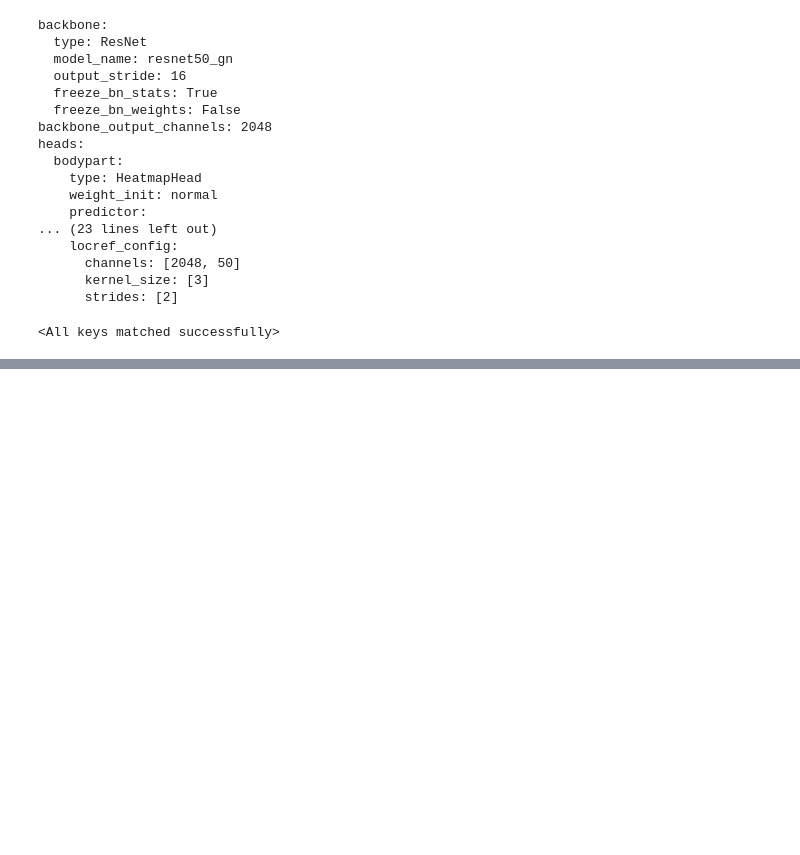
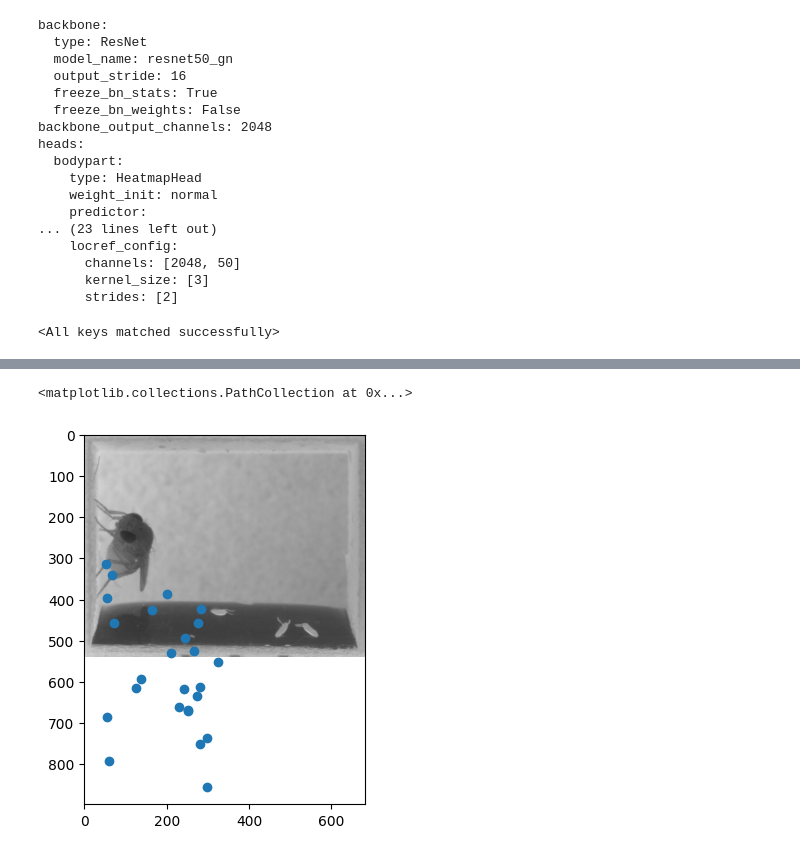
Before and after one commit to DeepLabCutAIResidency/DLC_AI2024, a Jupyter notebook: DeepLabCut-live/exporting_models_starter_code.ipynb, the cells around one changed output, grey strips where cells are left out. Cells and saved outputs as stored; diff of their text form; code cells hidden in the pictures; blank space fills up the shorter version.

Commit message:
starting inference troubleshooting

```diff
--- a/DeepLabCut-live/exporting_models_starter_code.ipynb
+++ b/DeepLabCut-live/exporting_models_starter_code.ipynb
@@ -137,9 +158,12 @@ import numpy as np
 from dlclive.pose import argmax_pose_predict, extract_cnn_output, multi_pose_predict
 
 
-ort_session = ort.InferenceSession(root / "resnet.onnx")
+img_np = img.detach().numpy()
+print(img_np.dtype, img_np.shape)
 
+ort_session = ort.InferenceSession("/media1/data/dikra/fly-kevin/resnet.onnx")
+ort_inputs = {ort_session.get_inputs()[0].name: img_np}
 outputs = ort_session.run(
     None,
-    {"input.1": np.random.randn(1, 3, 640, 480).astype(np.float32)},
+    ort_inputs,
 )
@@ -196,5 +195,5 @@ outputs_dict['locref'].max(), outputs_dict['locref'].min()
 # %%
 pred = HeatmapPredictor()
-pred(stride=float(dlc_live.cfg["model"]["backbone"]["output_stride"]), outputs=outputs_dict)
+pose = pred(stride=float(16), outputs=outputs_dict)
 # %% [output]
 16.0
@@ -257,0 +216,5 @@ dlc_live.cfg["model"]["heads"]["bodypart"]["predictor"]["locref_std"]
+# %%
+pose = pose['poses'].detach().numpy()
+# %%
+pose = pose.squeeze()
+pose.shape
@@ -257,0 +236,8 @@ dlc_live.cfg["model"]["heads"]["bodypart"]["predictor"]["locref_std"]
+# %%
+import matplotlib.pyplot as plt
+
+plt.imshow(img)
+plt.scatter(pose[:,0], pose[:,1])
+# %% [output]
+<matplotlib.collections.PathCollection at 0x...>
+[figure, added]
```
Also changed, not shown: parts of 18 cells of this notebook, 2 other files.
